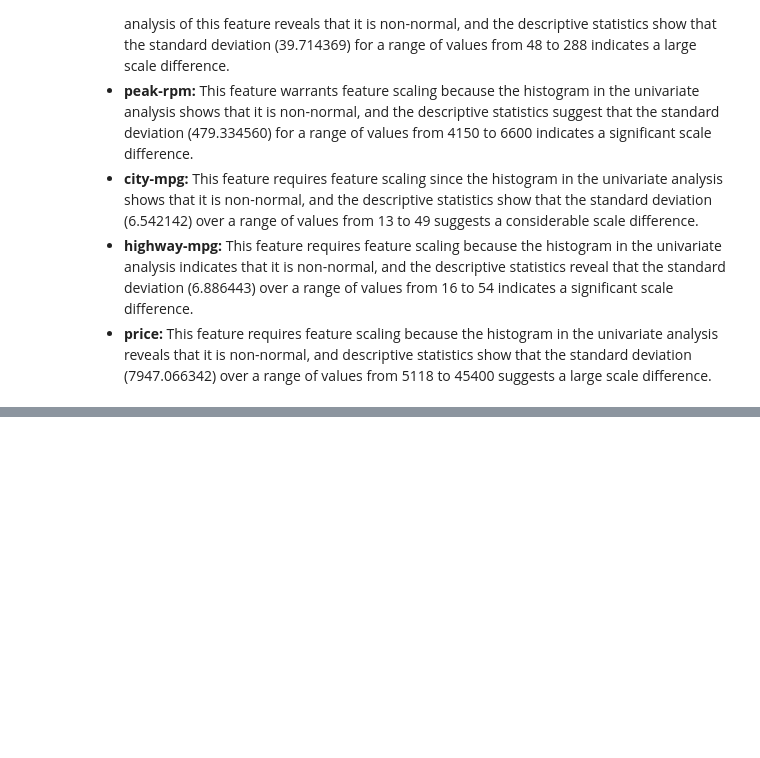
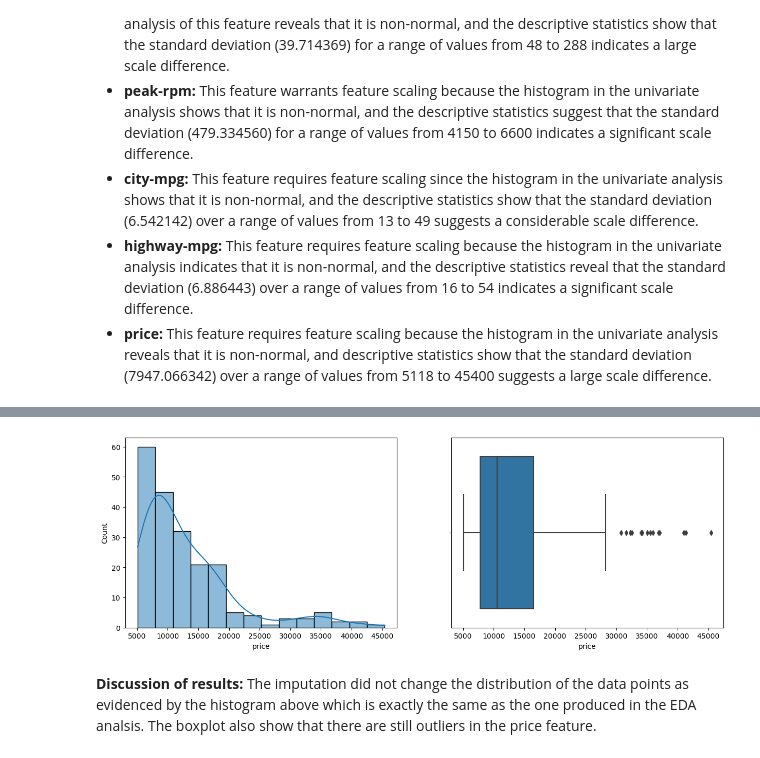
Before and after one commit to ktxdev/AIM-5001, a Jupyter notebook: Project 2/2. Code/S_Huvaya_Project2_assn_.ipynb, the cells around one changed output, grey strips where cells are left out. Saved outputs shown, nothing was run; the diff lists cells and outputs as text; code cells hidden in the pictures; blank space fills up the shorter version.

```diff
--- a/Project 2/2. Code/S_Huvaya_Project2_assn_.ipynb
+++ b/Project 2/2. Code/S_Huvaya_Project2_assn_.ipynb
@@ -630,0 +646,12 @@ plt.show()
+# %%
+from sklearn.impute import KNNImputer
+
+imputer = KNNImputer(n_neighbors = 3)
+
+df['price'] = imputer.fit_transform(df[['price']])
+
+continous_variable_univariate_graphics(df, "price")
+# %% [output]
+[figure, added]
+# %% [markdown]
+**Discussion of results:** The imputation did not change the distribution of the data points as evidenced by the histogram above which is exactly the same as the one produced in the EDA analsis. The boxplot also show that there are still outliers in the price feature.
```
Also changed, not shown: parts of 6 cells of this notebook.
